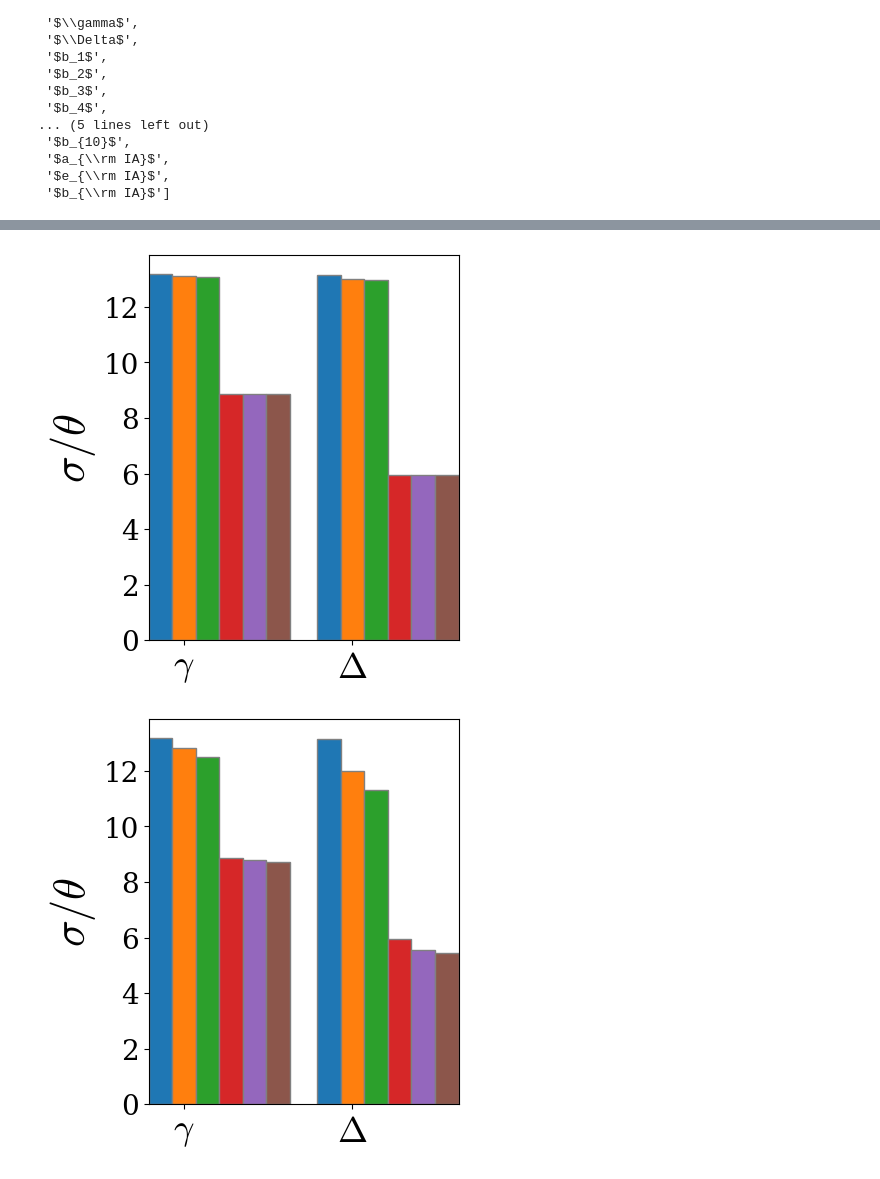
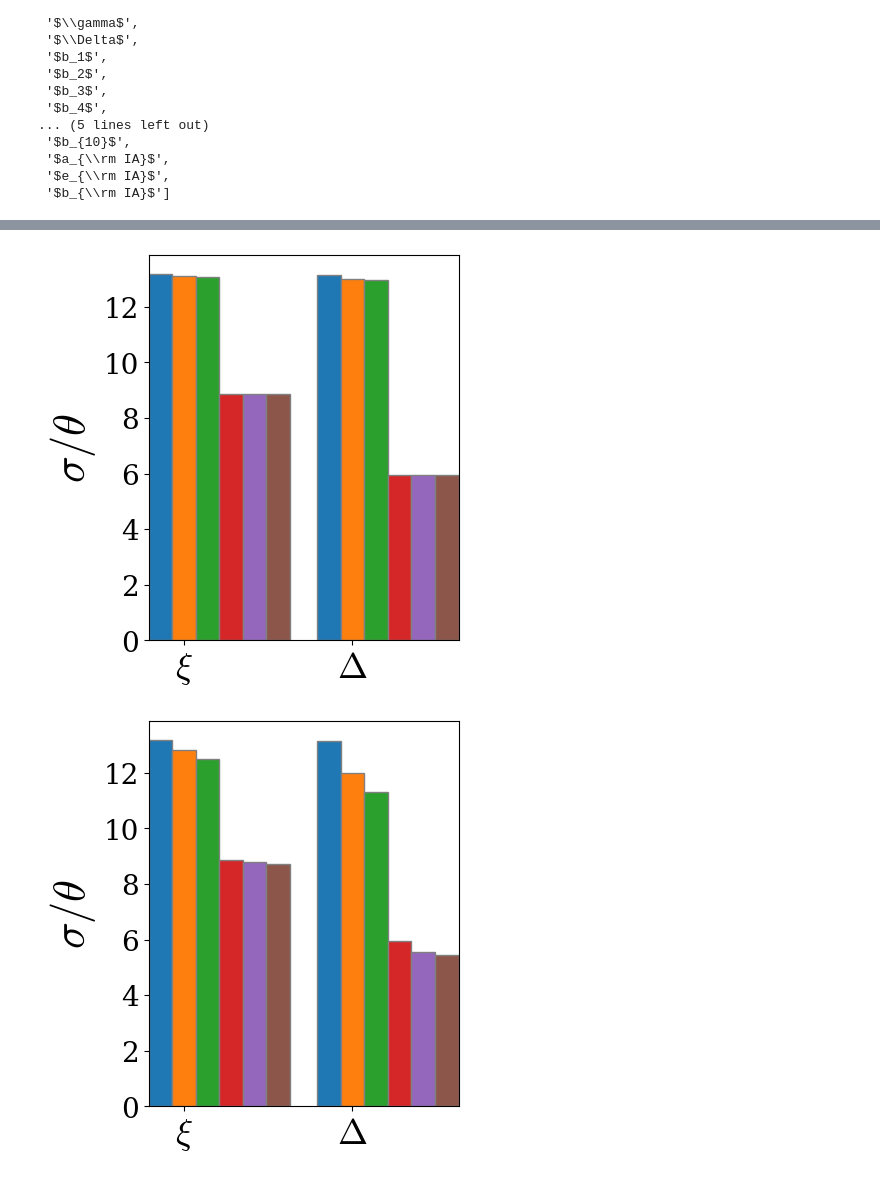
Before and after one commit to Ferrangelo/sfishx_utils, a Jupyter notebook: examples/test_utils.ipynb, the cells around one changed output, grey strips where cells are left out. Saved outputs shown, nothing was run; the diff lists cells and outputs as text; code cells hidden in the pictures.

```diff
--- a/examples/test_utils.ipynb
+++ b/examples/test_utils.ipynb
@@ -815,19 +809,18 @@ import matplotlib.pyplot as plt
 #import seaborn as sns
 #sns.set_theme()
 
-model = set_model('nmcxpDelta')
 Especs = ['pess', 'opti']
 cmbexp = ['planck', 'SO', 'S4']
-labels_plot = labels_nmcxp_Delta_tex[18:]
+labels_plot = labels_tex[19:]
 
 prbes = 'phionly'
 for cmb in cmbexp:
-    Epess = euclid_alone(model, 'pess')
-    Eopti = euclid_alone(model, 'opti')
-    Ep_p_cmb = euclid_cmb(model, 'pess', cmb, 'p', probes)
-    Eo_p_cmb = euclid_cmb(model, 'opti', cmb, 'p', probes)
-    Ep_c_cmb = euclid_cmb(model, 'pess', cmb, 'c', probes)
-    Eo_c_cmb = euclid_cmb(model, 'opti', cmb, 'c', probes)
+    Epess = fut.get_E('pess')
+    Eopti = fut.get_E('opti')
+    Ep_p_cmb = fut.get_Ecmb('pess', cmb, 'p', probes)
+    Eo_p_cmb = fut.get_Ecmb('opti', cmb, 'p', probes)
+    Ep_c_cmb = fut.get_Ecmb('pess', cmb, 'c', probes)
+    Eo_c_cmb = fut.get_Ecmb('opti', cmb, 'c', probes)
 
     # set width of bar
     barWidth = 0.15
@@ -876,9 +869,9 @@ for cmb in cmbexp:
     #plt.xticks([r + barWidth for r in range(len(IT))],
     #        ['2015', '2016', '2017', '2018', '2019'])
     plt.yticks(fontsize=20)
-    plt.legend(fontsize = 17, ncol =1)
+    plt.legend(fontsize = 14, ncol =1)
 
-    #plt.savefig(meet_figs + 'bars_IA_E' + Espec + '_pc_' + cmb + '_' + model['model'] + '.png', bbox_inches = 'tight')
-    #plt.savefig(figs_folder + model['model'] + '_bars_IA_E_' + '_'.join(Especs) + '_pc_' + cmb + '.png', bbox_inches = 'tight')
-    plt.savefig(figs_folder + 'phionly/' + model['model'] + '_bars_IA_E_' + '_'.join(Especs) + '_pc_' + cmb + '.png', bbox_inches = 'tight')
+    # plt.savefig(meet_figs + 'bars_IA_E' + Espec + '_pc_' + cmb + '_' + model['model'] + '.png', bbox_inches = 'tight')
+    # plt.savefig(figs_folder + model['model'] + '_bars_IA_E_' + '_'.join(Especs) + '_pc_' + cmb + '.png', bbox_inches = 'tight')
+    # plt.savefig(figs_folder + 'phionly/' + model['model'] + '_bars_IA_E_' + '_'.join(Especs) + '_pc_' + cmb + '.png', bbox_inches = 'tight')
 # %% [output]
@@ -891,19 +884,18 @@ import matplotlib.pyplot as plt
 #import seaborn as sns
 #sns.set_theme()
 
-model = set_model('nmcxpDelta')
 Especs = ['pess', 'opti']
 cmbexp = ['planck', 'SO', 'S4']
-labels_plot = labels_nmcxp_Delta_tex[6:8]
+labels_plot = labels_tex[7:9]
 
 probes = 'phionly'
 for cmb in cmbexp:
-    Epess = euclid_alone(model, 'pess')
-    Eopti = euclid_alone(model, 'opti')
-    Ep_p_cmb = euclid_cmb(model, 'pess', cmb, 'p', probes)
-    Eo_p_cmb = euclid_cmb(model, 'opti', cmb, 'p', probes)
-    Ep_c_cmb = euclid_cmb(model, 'pess', cmb, 'c', probes)
-    Eo_c_cmb = euclid_cmb(model, 'opti', cmb, 'c', probes)
+    Epess = fut.get_E('pess')
+    Eopti = fut.get_E('opti')
+    Ep_p_cmb = fut.get_Ecmb('pess', cmb, 'p', probes)
+    Eo_p_cmb = fut.get_Ecmb('opti', cmb, 'p', probes)
+    Ep_c_cmb = fut.get_Ecmb('pess', cmb, 'c', probes)
+    Eo_c_cmb = fut.get_Ecmb('opti', cmb, 'c', probes)
 
     # set width of bar
     #barWidth = 0.05
@@ -930,35 +922,35 @@ for cmb in cmbexp:
             width = barWidth,
             edgecolor ='grey', label = Epess['label'])
     plt.bar(br2, Ep_p_cmb['prec'][7:9], #color ='g',
             width = barWidth,
             edgecolor ='grey', label = Ep_p_cmb['label'])
     plt.bar(br3, Ep_c_cmb['prec'][7:9], #color ='b',
             width = barWidth,
             edgecolor ='grey', label = Ep_c_cmb['label'])
 
     plt.bar(br4, Eopti['prec'][7:9], #color ='r',
             width = barWidth,
             edgecolor ='grey', label = Eopti['label'])
     plt.bar(br5, Eo_p_cmb['prec'][7:9], #color ='g',
             width = barWidth,
             edgecolor ='grey', label = Eo_p_cmb['label'])
     plt.bar(br6, Eo_c_cmb['prec'][7:9], #color ='b',
             width = barWidth,
             edgecolor ='grey', label = Eo_c_cmb['label'])
 
     # Adding Xticks
     #plt.xlabel(r'$\sigma/\theta$', fontweight ='bold', fontsize = 15)
     plt.ylabel(r'$\sigma/\theta$', fontweight ='bold', fontsize = 32)
     #plt.xticks([barWidth],[r'$\gamma$'], fontsize = 22) # this is for IG when there is just gamma
     plt.xticks([r + barWidth for r in range(len(Epess['prec'][6:8]))],
             labels_plot, fontsize = 26)
 
     plt.yticks(fontsize=20)
     #plt.legend(fontsize = 17, ncol =1)
 
-    #plt.savefig(meet_figs + 'bars_gamma_IG_E' + '_pc_' + cmb + '_' + model['model'] + '.png', bbox_inches = 'tight')
-    #plt.savefig(figs_folder + model['model'] + '_bars_xi_Delta_' + '_'.join(Especs) + '_pc_' + cmb + '.png', bbox_inches = 'tight')
-    plt.savefig(figs_folder + 'phionly/' + model['model'] + '_bars_xi_Delta_' + '_'.join(Especs) + '_pc_' + cmb + '.png', bbox_inches = 'tight')
+    # plt.savefig(meet_figs + 'bars_gamma_IG_E' + '_pc_' + cmb + '_' + model['model'] + '.png', bbox_inches = 'tight')
+    # plt.savefig(figs_folder + model['model'] + '_bars_xi_Delta_' + '_'.join(Especs) + '_pc_' + cmb + '.png', bbox_inches = 'tight')
+    # plt.savefig(figs_folder + 'phionly/' + model['model'] + '_bars_xi_Delta_' + '_'.join(Especs) + '_pc_' + cmb + '.png', bbox_inches = 'tight')
 # %% [output]
-[figure, old version]
+[figure, new version]
-[figure, old version]
+[figure, new version]
```
Also changed, not shown: parts of 11 cells of this notebook.
